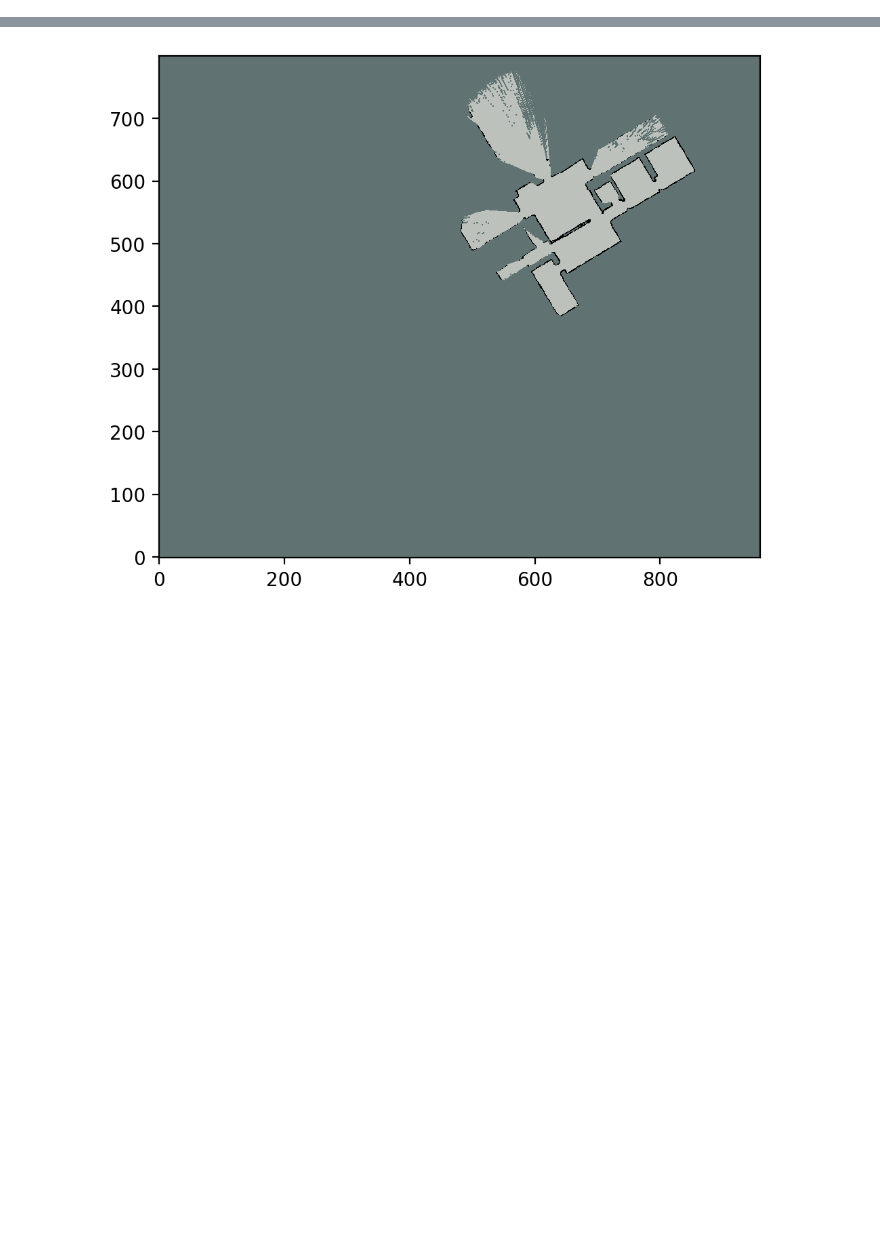
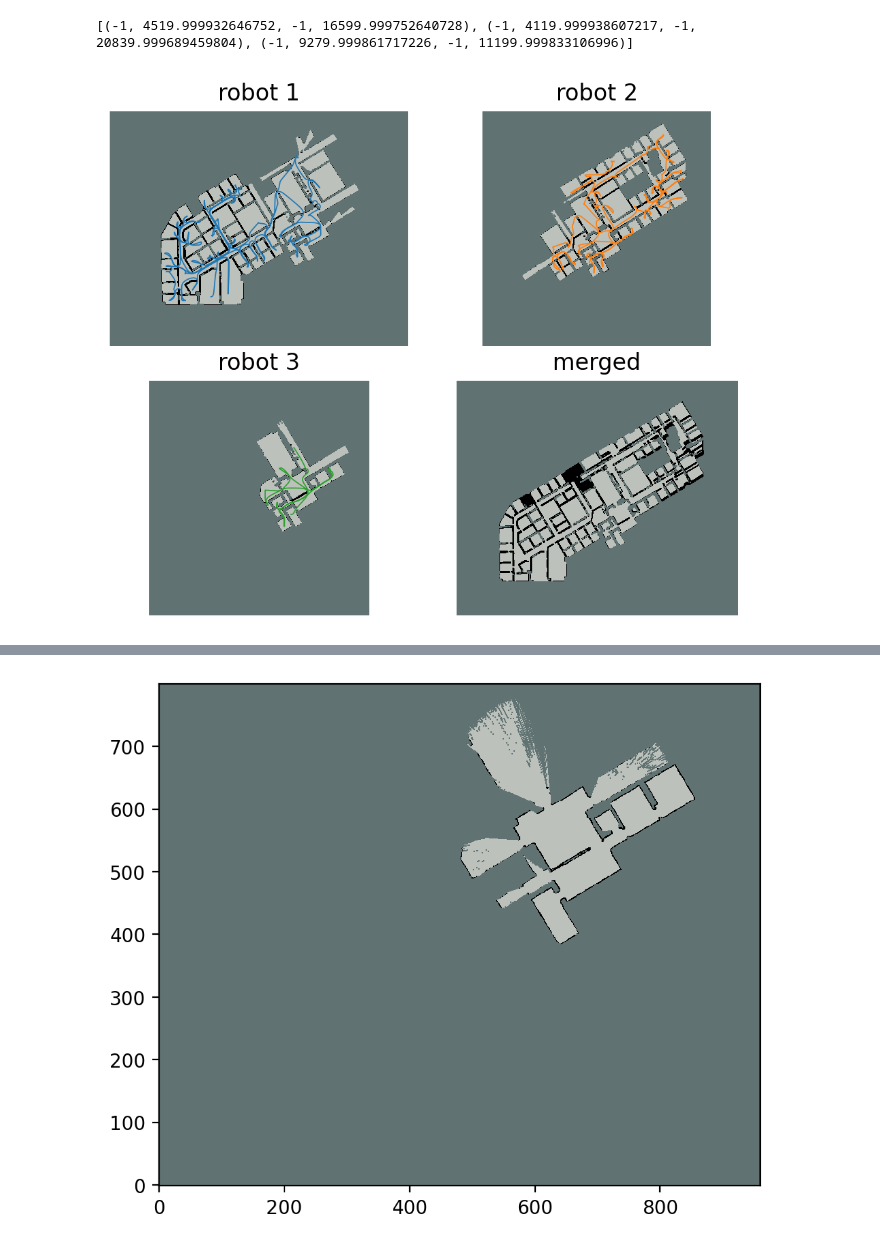
Before and after one commit to maurotella/ROS.postprocessing, a Jupyter notebook: test_merging.ipynb, the cells around one changed output, grey strips where cells are left out. Cells and saved outputs as stored; diff of their text form; code cells hidden in the pictures; blank space fills up the shorter version.

Commit message:
adding check_final_maps

```diff
--- a/test_merging.ipynb
+++ b/test_merging.ipynb
@@ -15,0 +56,6 @@ maps = [SR.get_final_map_single(n)['map'] for n in range(1,SR.get_robot_nr()+1)]
+# %%
+SR = stats.SingleRun(path, 462, 'e40')
+SR.check_final_maps()
+# %% [output]
+[(-1, 4519.999932646752, -1, 16599.999752640728), (-1, 4119.999938607217, -1, 20839.999689459804), (-1, 9279.999861717226, -1, 11199.999833106996)]
+[figure, added]
```
Also changed, not shown: parts of 5 cells of this notebook, 1 other file.
